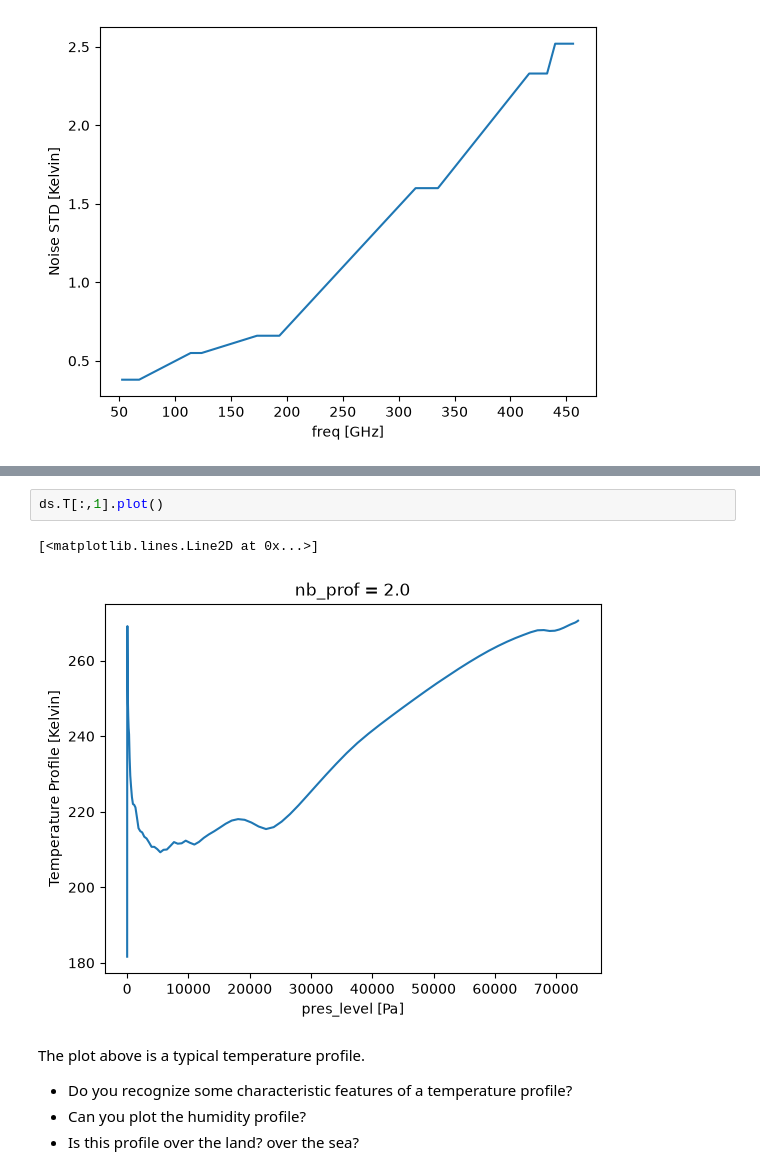
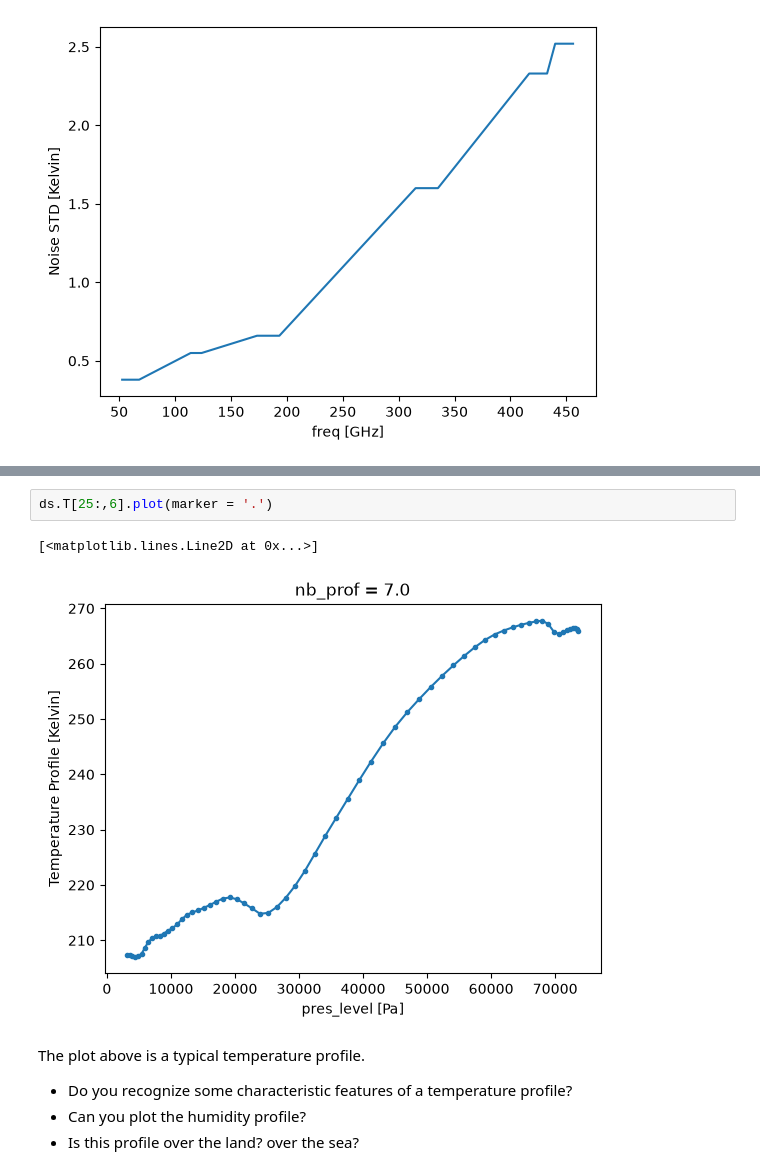
Before and after one commit to IagoArias/Project-Microwaves, a Jupyter notebook: notebooks/project_microwave.ipynb, the cells around one changed output, grey strips where cells are left out. Saved outputs shown, nothing was run; the diff lists cells and outputs as text.

```diff
--- a/notebooks/project_microwave.ipynb
+++ b/notebooks/project_microwave.ipynb
@@ -126,8 +122,8 @@ ds.hum[:,20].plot()
 # %%
-ds.T[:,1].plot()
+ds.T[25:,6].plot(marker = '.')
 # %% [output]
 [<matplotlib.lines.Line2D at 0x...>]
-[figure, old version]
+[figure, new version]
 # %% [markdown]
 The plot above is a typical temperature profile.
 - Do you recognize some characteristic features of a temperature profile?
```
Also changed, not shown: parts of 14 cells of this notebook, 4 other files.
